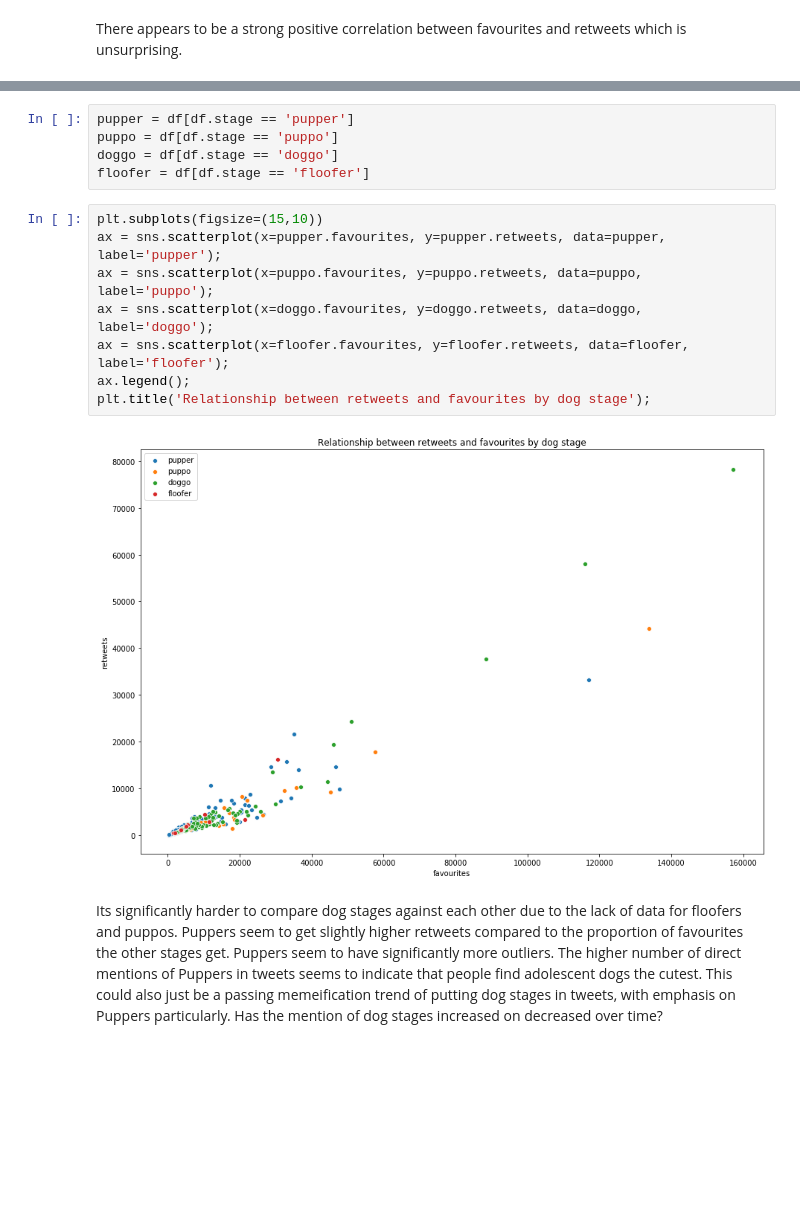
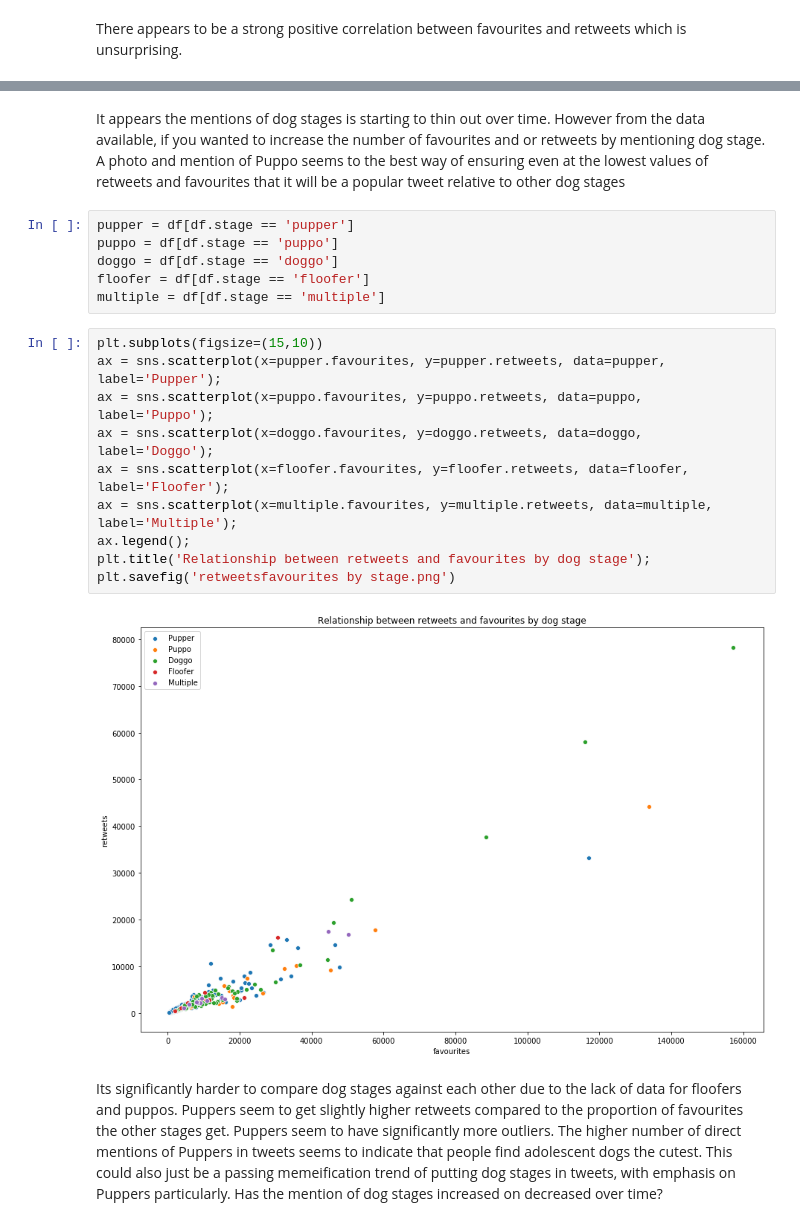
Before and after one commit to aleighton/Project4, a Jupyter notebook: wrangle_act.ipynb, the cells around one changed output, grey strips where cells are left out. Drawn from its saved outputs; the diff is of its cells as text; blank space fills up the shorter version.

Commit message:
Changed approach to collapsing dog stage columns and merging with master

```diff
--- a/wrangle_act.ipynb
+++ b/wrangle_act.ipynb
@@ -742,18 +781,23 @@ plt.title('Number of retweets by dog stage');
+# %% [markdown]
+It appears the mentions of dog stages is starting to thin out over time. However from the data available, if you wanted to increase the number of favourites and or retweets by mentioning dog stage. A photo and mention of Puppo seems to the best way of ensuring even at the lowest values of retweets and favourites that it will be a popular tweet relative to other dog stages
 # %%
 pupper = df[df.stage == 'pupper']
 puppo = df[df.stage == 'puppo']
 doggo = df[df.stage == 'doggo']
 floofer = df[df.stage == 'floofer']
+multiple = df[df.stage == 'multiple']
 # %%
 plt.subplots(figsize=(15,10))
-ax = sns.scatterplot(x=pupper.favourites, y=pupper.retweets, data=pupper, label='pupper');
-ax = sns.scatterplot(x=puppo.favourites, y=puppo.retweets, data=puppo, label='puppo');
-ax = sns.scatterplot(x=doggo.favourites, y=doggo.retweets, data=doggo, label='doggo');
-ax = sns.scatterplot(x=floofer.favourites, y=floofer.retweets, data=floofer, label='floofer');
+ax = sns.scatterplot(x=pupper.favourites, y=pupper.retweets, data=pupper, label='Pupper');
+ax = sns.scatterplot(x=puppo.favourites, y=puppo.retweets, data=puppo, label='Puppo');
+ax = sns.scatterplot(x=doggo.favourites, y=doggo.retweets, data=doggo, label='Doggo');
+ax = sns.scatterplot(x=floofer.favourites, y=floofer.retweets, data=floofer, label='Floofer');
+ax = sns.scatterplot(x=multiple.favourites, y=multiple.retweets, data=multiple, label='Multiple');
 ax.legend();
 plt.title('Relationship between retweets and favourites by dog stage');
+plt.savefig('retweetsfavourites by stage.png')
 # %% [output]
-[figure, old version]
+[figure, new version]
 # %% [markdown]
 Its significantly harder to compare dog stages against each other due to the lack of data for floofers and puppos. Puppers seem to get slightly higher retweets compared to the proportion of favourites the other stages get. Puppers seem to have significantly more outliers. The higher number of direct mentions of Puppers in tweets seems to indicate that people find adolescent dogs the cutest. This could also just be a passing memeification trend of putting dog stages in tweets, with emphasis on Puppers particularly. Has the mention of dog stages increased on decreased over time?
 # %%
```
Also changed, not shown: parts of 33 cells of this notebook.
